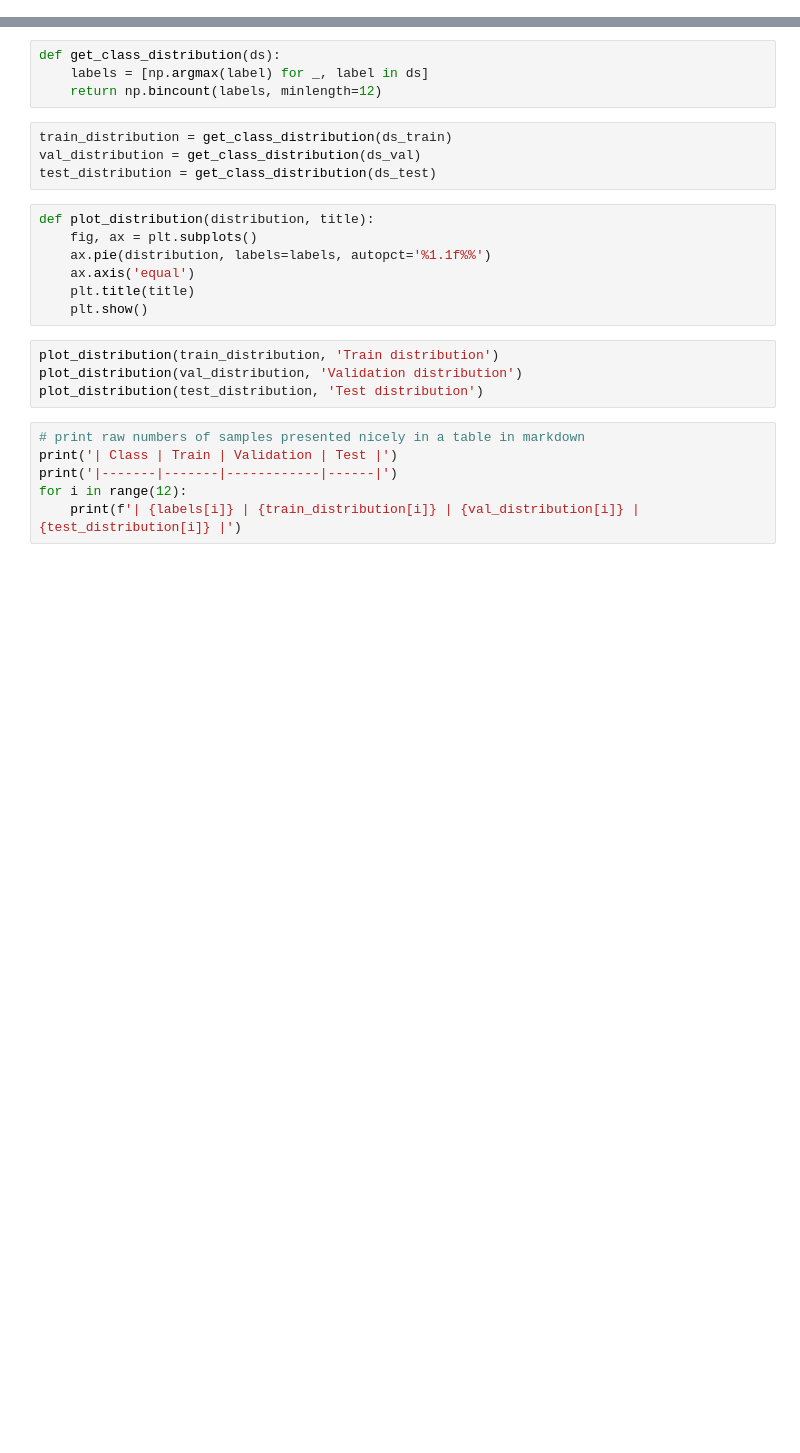
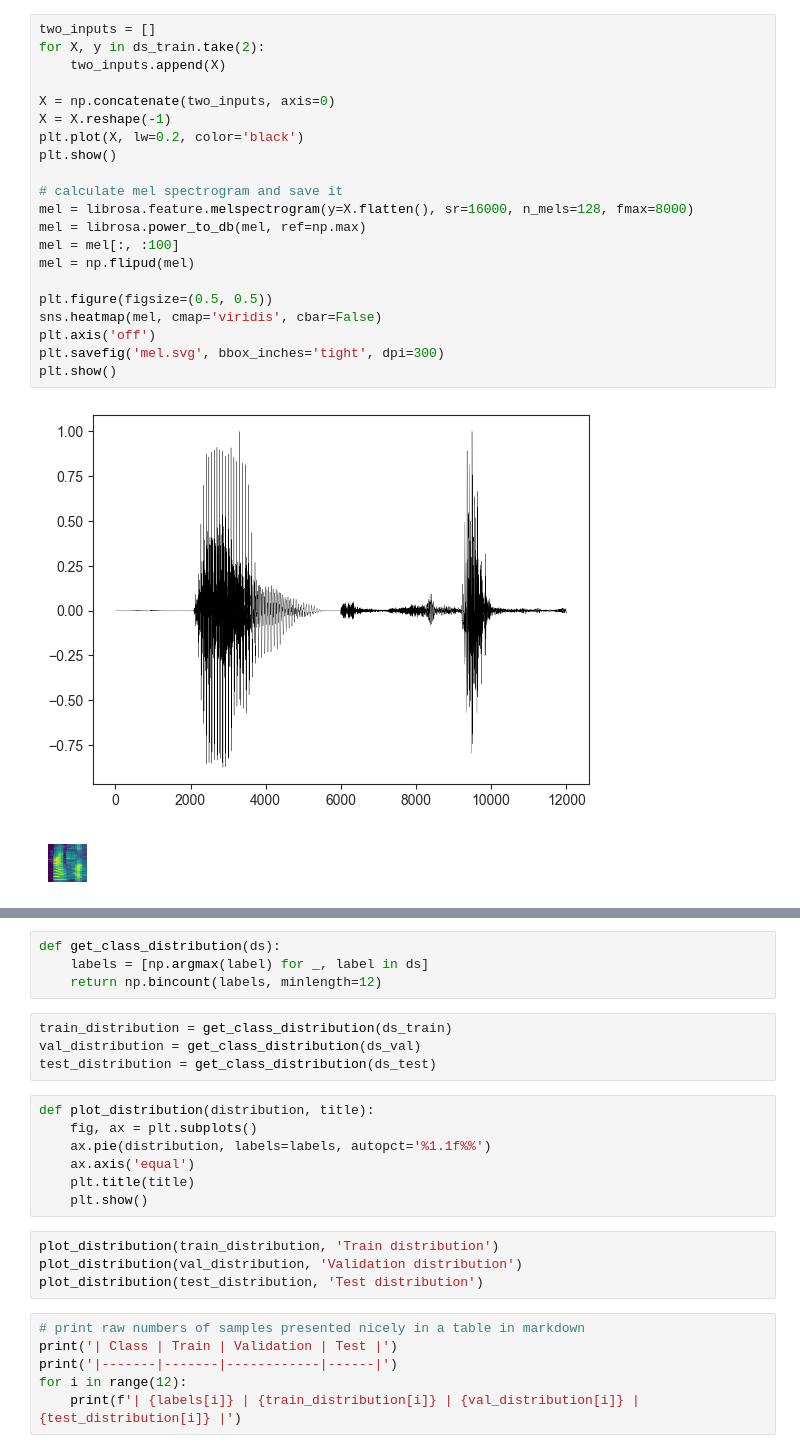
Before and after one commit to ankilab/EdgeVolution, a Jupyter notebook: baselines/speech_commands/data_analysis.ipynb, the cells around one changed output, grey strips where cells are left out. Saved outputs shown, nothing was run; the diff lists cells and outputs as text; blank space fills up the shorter version.

```diff
--- a/baselines/speech_commands/data_analysis.ipynb
+++ b/baselines/speech_commands/data_analysis.ipynb
@@ -21,0 +54,24 @@ WARNING:absl:options.experimental_threading is deprecated. Use options.threading
+# %%
+two_inputs = []
+for X, y in ds_train.take(2):
+    two_inputs.append(X)
+
+X = np.concatenate(two_inputs, axis=0)
+X = X.reshape(-1)
+plt.plot(X, lw=0.2, color='black')
+plt.show()
+
+# calculate mel spectrogram and save it
+mel = librosa.feature.melspectrogram(y=X.flatten(), sr=16000, n_mels=128, fmax=8000)
+mel = librosa.power_to_db(mel, ref=np.max)
+mel = mel[:, :100]
+mel = np.flipud(mel)
+
+plt.figure(figsize=(0.5, 0.5))
+sns.heatmap(mel, cmap='viridis', cbar=False)
+plt.axis('off')
+plt.savefig('mel.svg', bbox_inches='tight', dpi=300)
+plt.show()
+# %% [output]
+[figure, added]
+[figure, added]
```
Also changed, not shown: parts of 5 cells of this notebook, 4 other files.
